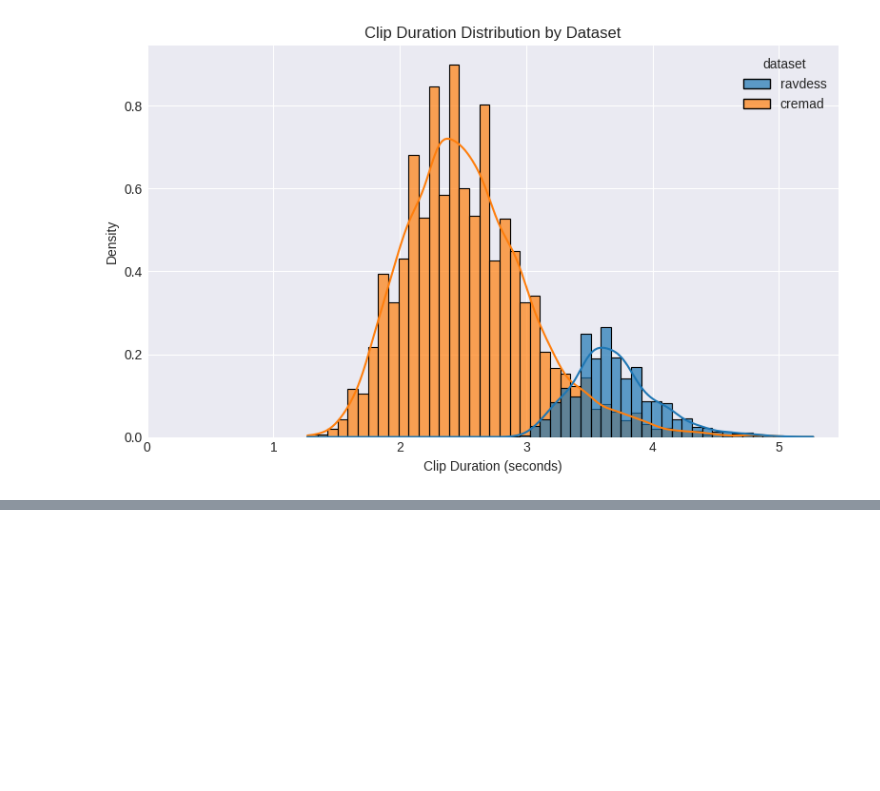
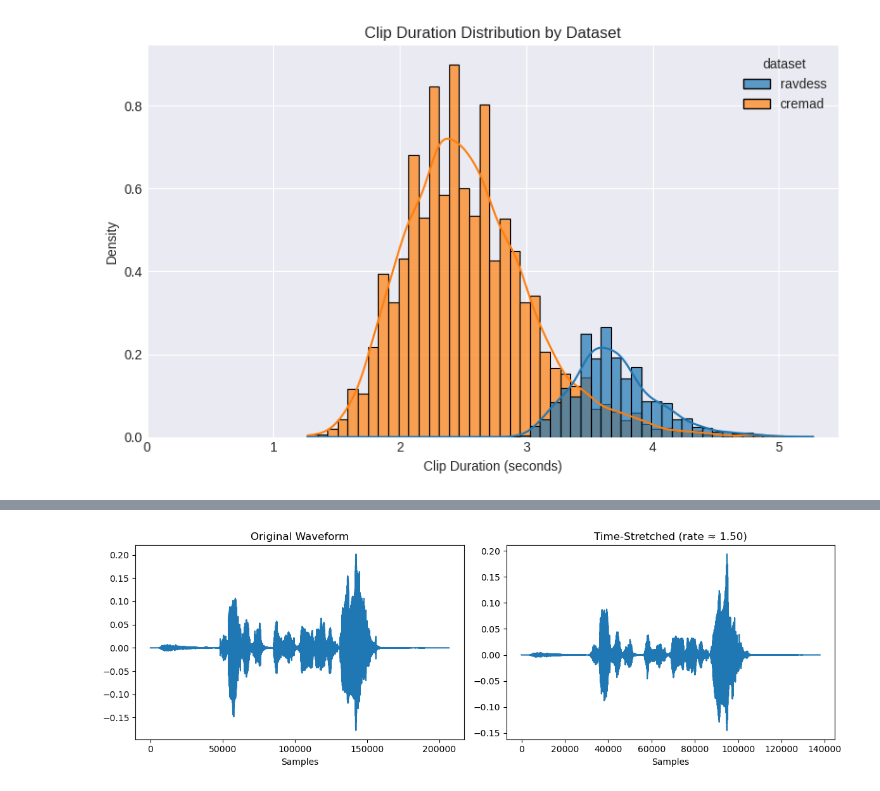
Before and after one commit to ukpaudel/emotion_classifier, a Jupyter notebook: notebooks/training_data_statistics.ipynb, the cells around one changed output, grey strips where cells are left out. Drawn from its saved outputs; the diff is of its cells as text; code cells hidden in the pictures; blank space fills up the shorter version.

Commit message:
time, token feature masking,

```diff
--- a/notebooks/training_data_statistics.ipynb
+++ b/notebooks/training_data_statistics.ipynb
@@ -295,10 +300,19 @@ from IPython.display import Audio
 # %%
-def time_stretching(waveform):
-    stretch_rate = random.uniform(0.8, 1.2)
+def time_stretching(waveform,n_fft=1024,hop_factor=4, stretch_rate = 2):
+    #stretch_rate <1 slow down, >1 speed up
     n_fft = 1024
-    hop_length = n_fft // 4
+    hop_length = n_fft // hop_factor
     n_freq = n_fft // 2 + 1 # This calculates 1025 for n_fft=2048
+    import torch
 
+    # Check if CUDA is available
+    if torch.cuda.is_available():
+        device = torch.device("cuda")
+        print("✅ CUDA is available. Using GPU:", torch.cuda.get_device_name(0))
+    else:
+        device = torch.device("cpu")
+        print("⚠️ CUDA not available. Using CPU.")
+    waveform = waveform.to(device)
     # Initialize Spectrogram WITHOUT return_complex=True (deprecated warning)
     spectrogram_transform = T.Spectrogram(
         n_fft=n_fft,
@@ -319,7 +333,7 @@ def time_stretching(waveform):
         complex_spectrogram = spectrogram_transform(waveform) # Input (waveform) is already on GPU
         stretched_complex_spectrogram = time_stretcher(complex_spectrogram, stretch_rate)
         waveform = inverse_spectrogram_transform(stretched_complex_spectrogram)
-        #print('Waveform time stretched')
+        print('Waveform time stretched')
 
     except Exception as e:
             print(f"Warning: Error applying TimeStretch: {e}. Skipping.")
@@ -338,0 +360,6 @@ ValueError: rate must be specified when data is a numpy array or list of audio s
+# %%
+stretch_rate = 1.5
+waveform, sr = torchaudio.load(file_path, normalize=True) # Normalize to -1 to 1
+stretched_waveform = time_stretching(waveform,n_fft=1024,hop_factor=4, stretch_rate = stretch_rate)
+print('stretched Audio: speed up')
+Audio(stretched_waveform.cpu().numpy(), rate=sr)
@@ -338,0 +371,18 @@ ValueError: rate must be specified when data is a numpy array or list of audio s
+# %%
+
+# Plot both waveforms
+plt.figure(figsize=(12, 4))
+plt.subplot(1, 2, 1)
+plt.plot(waveform[0].to("cpu").numpy())
+plt.title("Original Waveform")
+plt.xlabel("Samples")
+
+plt.subplot(1, 2, 2)
+plt.plot(stretched_waveform[0].to("cpu").numpy())
+plt.title(f"Time-Stretched (rate ≈ {stretch_rate:.2f})")
+plt.xlabel("Samples")
+
+plt.tight_layout()
+plt.show()
+# %% [output]
+[figure, added]
```
Also changed, not shown: parts of 6 cells of this notebook, 6 other files.
